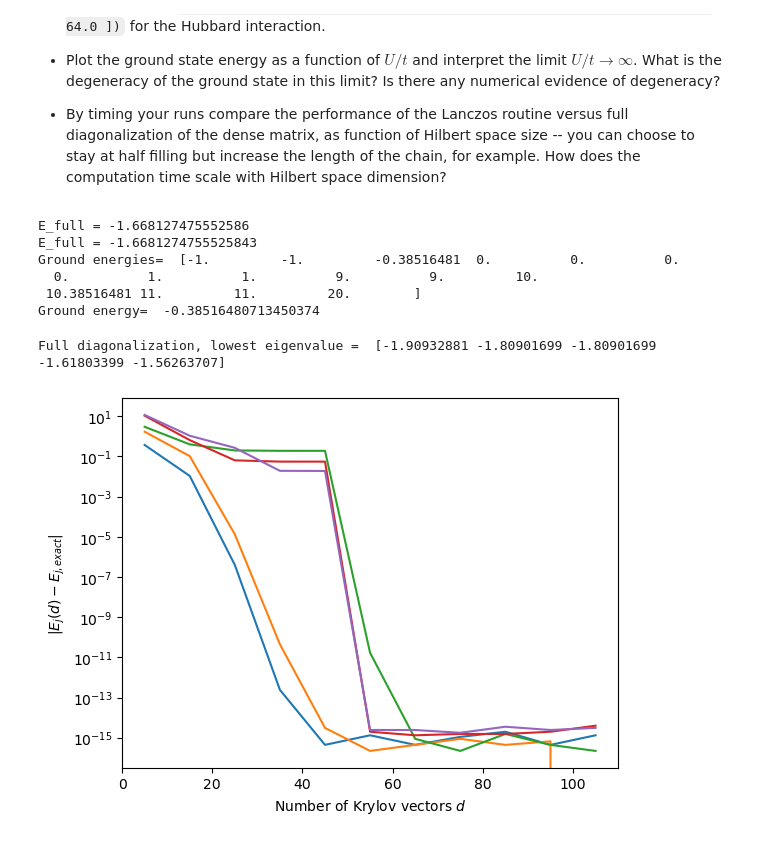
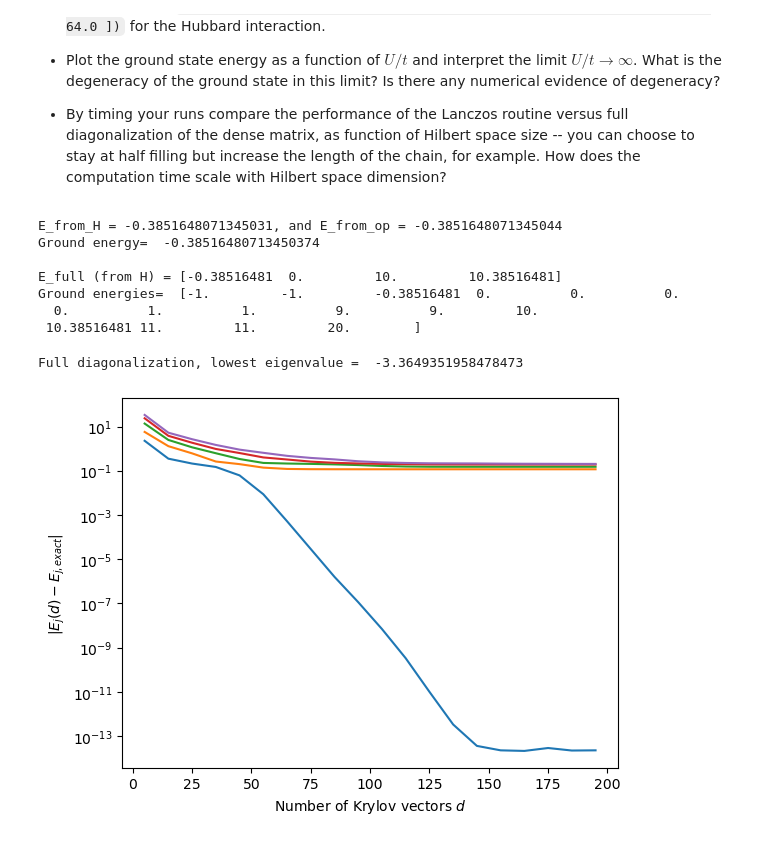
Before and after one commit to Glorieux-Victor/NMQS-TP-Victor-Glorieux, a Jupyter notebook: tp1.ipynb, the cells around one changed output. Cells and saved outputs as stored; diff of their text form; code cells hidden in the pictures.

```diff
--- a/tp1.ipynb
+++ b/tp1.ipynb
@@ -517,8 +517,8 @@ b) Plot the error towards the exact ground state energy versus number of Krylov
 # %%
 # Solution for a) Simple checks
 
-L = 5
-N = 2
+L = 10
+N = 5
 
 H_tot = h_fermion_ring(L, N)
 print(H_tot[0])
@@ -745,22 +742,22 @@ def hubbard_operator(L, Nup, Ndn, t=0.5, U=10.0):
     Dd = len(sd_init)
 
 
-    # Dataframe to see where the states are with the indexes I :
-    I, Iu, Id, states_u, states_d = [], [], [], [], []
+    # # Dataframe to see where the states are with the indexes I :
+    # I, Iu, Id, states_u, states_d = [], [], [], [], []
 
-    for i in range(Du):
-        for j in range(Dd):
-            I.append(i*Du+j)
-            Iu.append(i)
-            Id.append(j)
-            states_u.append(int(su_init[i]))
-            states_u_bin = np.array([bin(i) for i in states_u])
-            states_d.append(int(su_init[j]))
-            states_d_bin = np.array([bin(i) for i in states_d])
+    # for i in range(Du):
+    #     for j in range(Dd):
+    #         I.append(i*Du+j)
+    #         Iu.append(i)
+    #         Id.append(j)
+    #         states_u.append(int(su_init[i]))
+    #         states_u_bin = np.array([bin(i) for i in states_u])
+    #         states_d.append(int(su_init[j]))
+    #         states_d_bin = np.array([bin(i) for i in states_d])
 
 
-    hub_states_data = {'I' : I,'Iu' : Iu, 'state_u' : states_u_bin,'Id' : Id, 'state_d' : states_d_bin}
-    hub_states = pd.DataFrame(data=hub_states_data)
+    # hub_states_data = {'I' : I,'Iu' : Iu, 'state_u' : states_u_bin,'Id' : Id, 'state_d' : states_d_bin}
+    # hub_states = pd.DataFrame(data=hub_states_data)
 
 
     docc = np.array([[bin(int(a) & int(b)).count("1") for b in sd_init]
@@ -790,7 +787,7 @@ def hubbard_dense(L, Nup, Ndn, **kw):
 # %%
 # Solution b): comparison to exact solution for two-site problem
 
-L = 5
+L = 2
 Nup=1
 Ndn=1
 op, docc, (Du, Dd) = hubbard_operator(L=L, Nup=Nup, Ndn=Ndn)
@@ -800,40 +797,40 @@ H = hubbard_dense(L=L, Nup=Nup, Ndn=Ndn)
 
 E_full = np.linalg.eigvalsh(H)
 E_arpk = spla.eigsh(op, k=1, which="SA", tol=0, return_eigenvectors=False)[0]
-print('\nE_full =',E_full[0])
-print('E_full =',E_arpk)
+print('\nE_from_H = {}, and E_from_op = {}'.format(E_full[0],E_arpk))
+print('Ground energy= ', E0_dimer(U=10,t=1))
+print('\nE_full (from H) = {}'.format(E_full))
 print('Ground energies= ', dimer_spectrum(U=10, t=1.0))
-print('Ground energy= ', E0_dimer(U=10,t=1))
 # %% [output]
-E_full = -1.668127475552586
-E_full = -1.6681274755525843
+E_from_H = -0.3851648071345031, and E_from_op = -0.3851648071345044
+Ground energy=  -0.38516480713450374
+
+E_full (from H) = [-0.38516481  0.         10.         10.38516481]
 Ground energies=  [-1.         -1.         -0.38516481  0.          0.          0.
   0.          1.          1.          9.          9.         10.
  10.38516481 11.         11.         20.        ]
-Ground energy=  -0.38516480713450374
 # %%
 # Solution c)
-L10, NU, ND = 10, 1, 1
+
+# - Plot the ground state energy error as a function of the number of Krylov vectors
+
+L10, NU, ND = 10,3,3
 
 op, docc, (Du, Dd) = hubbard_operator(L=L10, Nup=NU, Ndn=ND)
-H = hubbard_dense(L=L, Nup=Nup, Ndn=Ndn)
 
-lanczos_data=lanczos(op, 1000, k=20, dtype=np.complex128, seed=1, gs_passes=2  )
-ds = np.array(range(5,110,10))
+lanczos_data=lanczos(op, 1000, k=10, dtype=np.complex128, seed=1, gs_passes=2  )
+ds = np.array(range(5,200,10))
 
 firstk=5 # first k eigenvalues will be studied below
 
-H = hubbard_dense(L=L10, Nup=NU, Ndn=ND)
-
 E0s= np.array([ritz(lanczos_data,d)[0][:firstk] for d in ds])
-E0eigh= np.linalg.eigh(H)[0][:firstk]
+E0eigh= spla.eigsh(op, k=1, which="SA", tol=0, return_eigenvectors=False)[0]
 print("Full diagonalization, lowest eigenvalue = ", E0eigh)
 %matplotlib inline
 plt.plot( ds, np.abs(E0s-E0eigh))
 plt.xlabel(r"Number of Krylov vectors $d$")
 plt.ylabel(r"$|E_j(d) - E_{j,exact}|$")
 plt.yscale('log')
-plt.show()
 # %% [output]
-Full diagonalization, lowest eigenvalue =  [-1.90932881 -1.80901699 -1.80901699 -1.61803399 -1.56263707]
+Full diagonalization, lowest eigenvalue =  -3.3649351958478473
-[figure, old version]
+[figure, new version]
```
Also changed, not shown: parts of 3 cells of this notebook, 1 other file.
